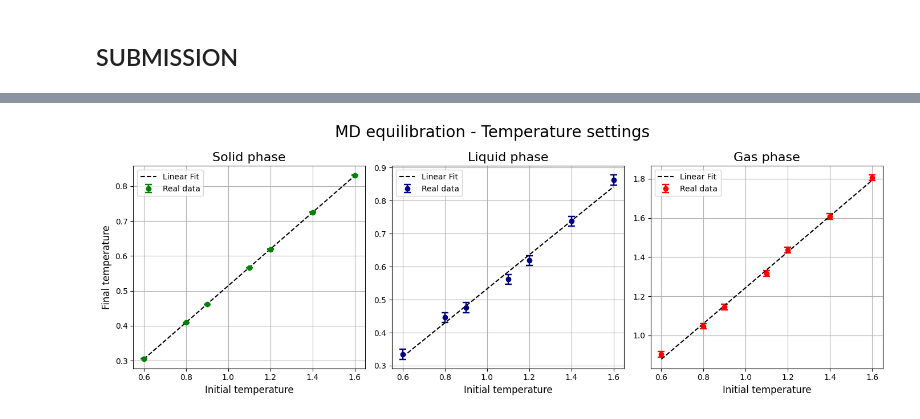
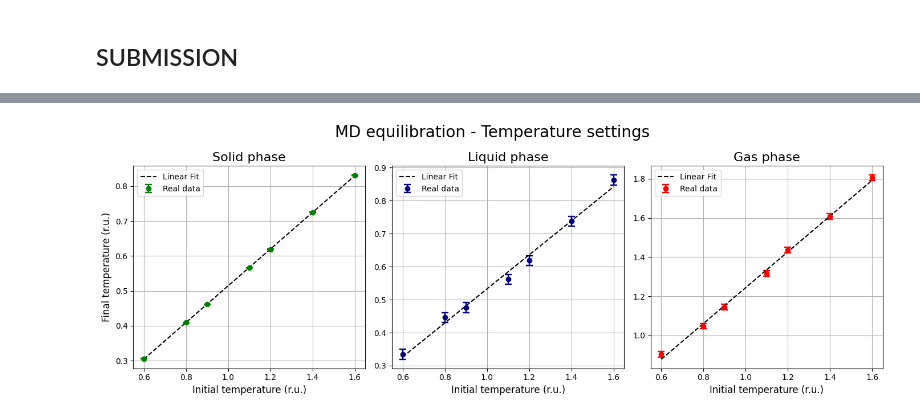
Before and after one commit to lazzerialberto/sim_numerica, a Jupyter notebook: lezione_4/LSN_Exercises_04.ipynb, the cells around one changed output, grey strips where cells are left out. Cells and saved outputs as stored; diff of their text form; code cells hidden in the pictures.

```diff
--- a/lezione_4/LSN_Exercises_04.ipynb
+++ b/lezione_4/LSN_Exercises_04.ipynb
@@ -78,38 +136,38 @@ y_pred=model1.predict(data[14:21,-1].reshape(-1,1))
 ax7=fig3.add_subplot(1,3,1)
 ax7.errorbar(data[14:21,-1], data[14:21,-2],yerr=np.sqrt(sum(((y_pred-data[14:21,-2])**2)/len(y_pred))), fmt='o',elinewidth=1.75, capsize=4, capthick=1.75, color='green',ecolor='green', label=r'Real data')
 ax7.plot(data[14:21,-1], y_pred, color='black', ls='--', label=r'Linear Fit')
-ax7.set_xlabel(r'Initial temperature',fontsize=12)
-ax7.set_ylabel(r'Final temperature',fontsize=12)
+ax7.set_xlabel(r'Initial temperature (r.u.)',fontsize=12)
+ax7.set_ylabel(r'Final temperature (r.u.)',fontsize=12)
 ax7.legend()
 ax7.grid(True)
 ax7.set_title(r"Solid phase",fontsize=16)
 
 model2=LinearRegression()
 model2.fit(data[7:14,-1].reshape(-1,1),data[7:14,-2])
 y_pred2=model2.predict(data[7:14,-1].reshape(-1,1))
 ax8=fig3.add_subplot(1,3,2)
 ax8.errorbar(data[7:14,-1], data[7:14,-2],yerr=np.sqrt(sum(((y_pred2-data[7:14,-2])**2)/len(y_pred2))), fmt='o',elinewidth=1.75, capsize=4, capthick=1.75, color='navy',ecolor='navy', label=r'Real data')
 ax8.plot(data[7:14,-1], y_pred2, color='black', linestyle='--', label=r'Linear Fit')
-ax8.set_xlabel(r'Initial temperature',fontsize=12)
+ax8.set_xlabel(r'Initial temperature (r.u.)',fontsize=12)
 #ax8.set_ylabel(r'Final temperature',fontsize=12)
 ax8.legend()
 ax8.grid(True)
 ax8.set_title(r"Liquid phase",fontsize=16)
 
 model3=LinearRegression()
 model3.fit(data[0:7,-1].reshape(-1,1),data[0:7,-2])
 y_pred3=model3.predict(data[0:7,-1].reshape(-1,1))
 ax9=fig3.add_subplot(1,3,3)
 ax9.errorbar(data[0:7,-1], data[0:7,-2],yerr=np.sqrt(sum(((y_pred3-data[0:7,-2])**2)/len(y_pred3))), fmt='o',elinewidth=1.75, capsize=4, capthick=1.75, color='red',ecolor='red', label=r'Real data')
 ax9.plot(data[0:7,-1], y_pred3, color='black',linestyle="--", label=r'Linear Fit')
-ax9.set_xlabel(r'Initial temperature',fontsize=12)
+ax9.set_xlabel(r'Initial temperature (r.u.)',fontsize=12)
 #ax9.set_ylabel(r'Final temperature',fontsize=12)
 ax9.legend()
 ax9.grid(True)
 ax9.set_title(r"Gas phase",fontsize=16)
 
 plt.suptitle(r"MD equilibration - Temperature settings",fontsize=20)
 plt.tight_layout()
 plt.show()
 # %% [output]
-[figure, old version]
+[figure, new version]
```
Also changed, not shown: parts of 8 cells of this notebook, 3 other files.
